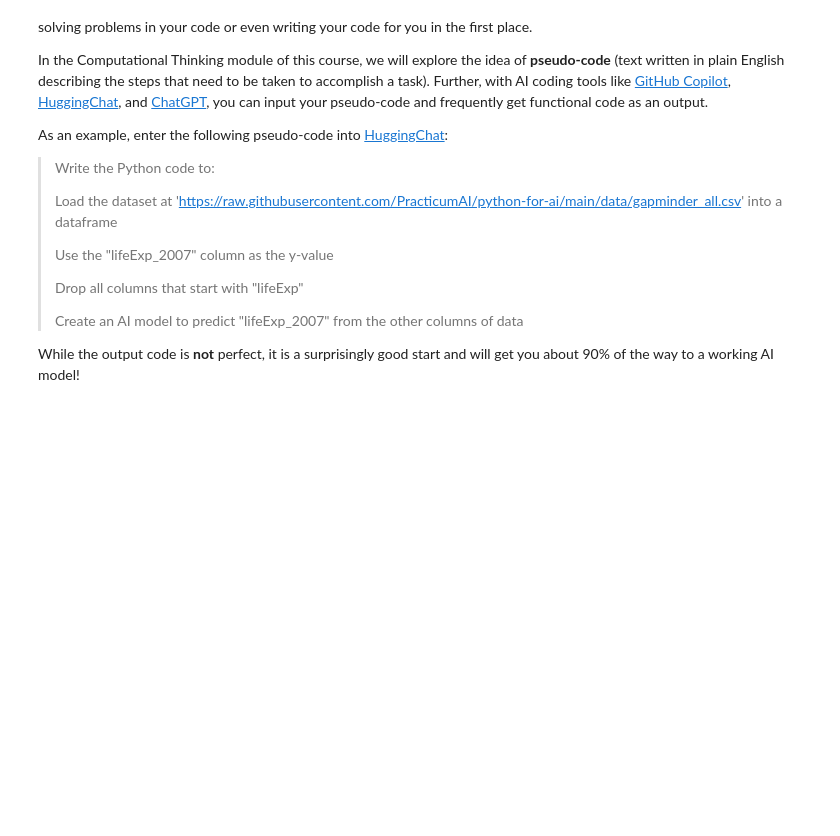
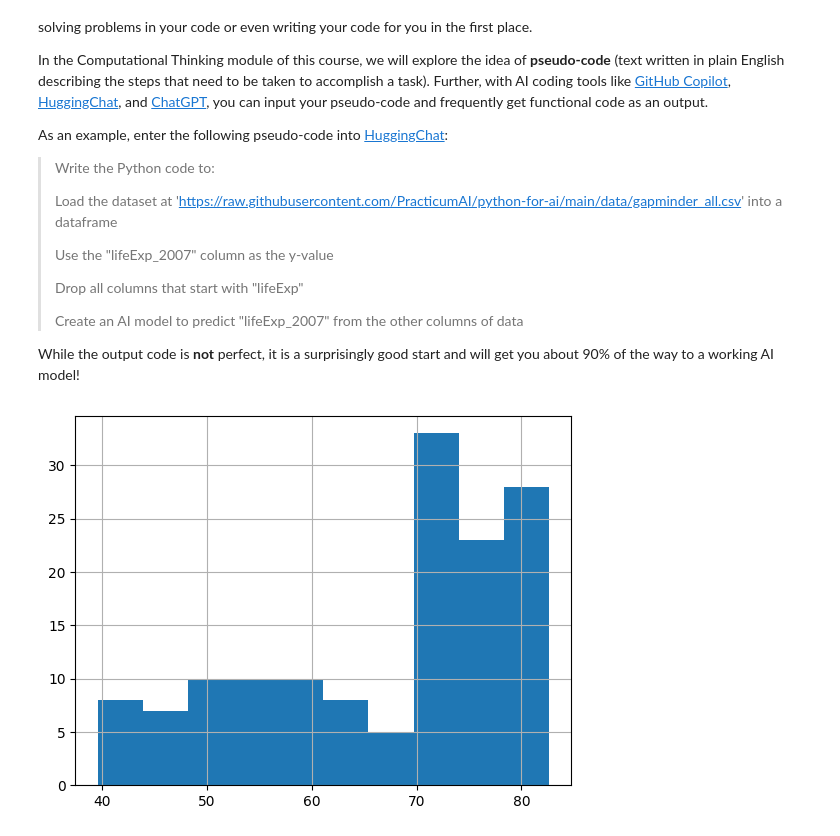
Before and after one commit to zjims/python-for-ai, a Jupyter notebook: 03_what_went_wrong_copy.ipynb, the cells around one changed output. Saved outputs shown, nothing was run; the diff lists cells and outputs as text; code cells hidden in the pictures; blank space fills up the shorter version.

```diff
--- a/03_what_went_wrong_copy.ipynb
+++ b/03_what_went_wrong_copy.ipynb
@@ -134,3 +134,18 @@ As an example, enter the following pseudo-code into [HuggingChat](https://huggin
 > Create an AI model to predict "lifeExp_2007" from the other columns of data
 
 While the output code is **not** perfect, it is a surprisingly good start and will get you about 90% of the way to a working AI model!
+# %%
+#import pandas as pd
+from sklearn.model_selection import train_test_split
+from sklearn.linear_model import LinearRegression
+from sklearn.metrics import mean_squared_error
+
+# Load the dataset into a dataframe
+# url = 'https://raw.githubusercontent.com/PracticumAI/python-for-ai/main/data/gapminder_all.csv'
+# df = pd.read_csv(url)
+
+# Use "lifeExp_2007" column as the y-value
+y = df['lifeExp_2007']
+hist = y.hist()
+# %% [output]
+[figure, added]
```
Also changed, not shown: parts of 4 cells of this notebook.
